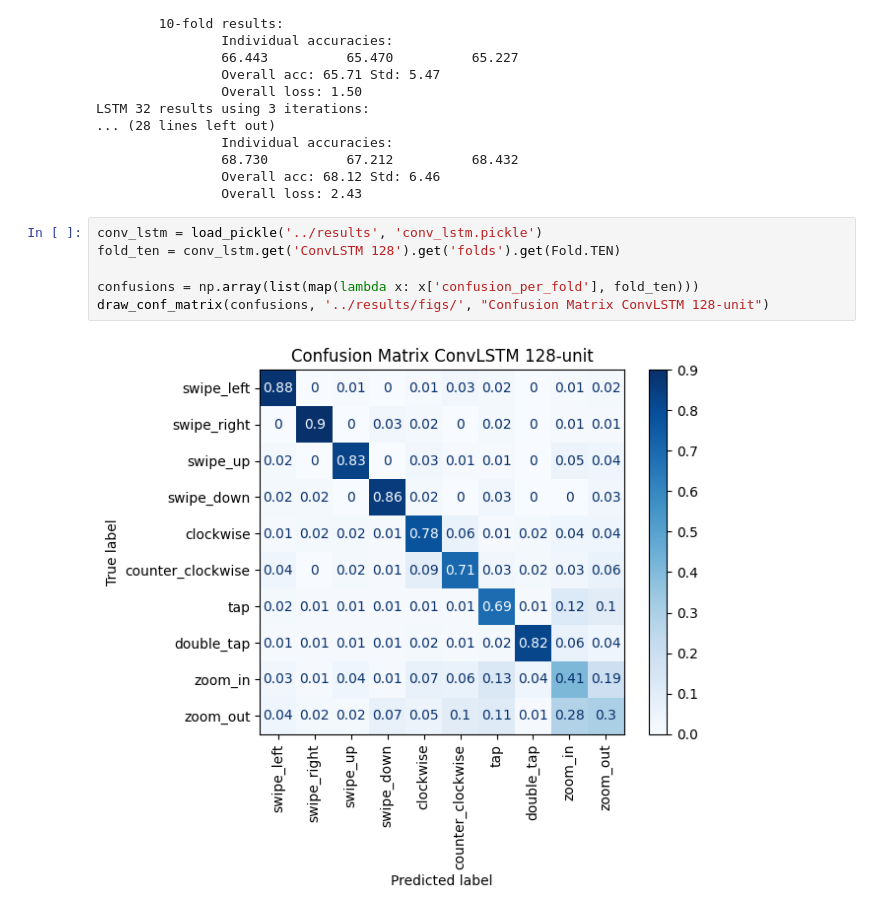
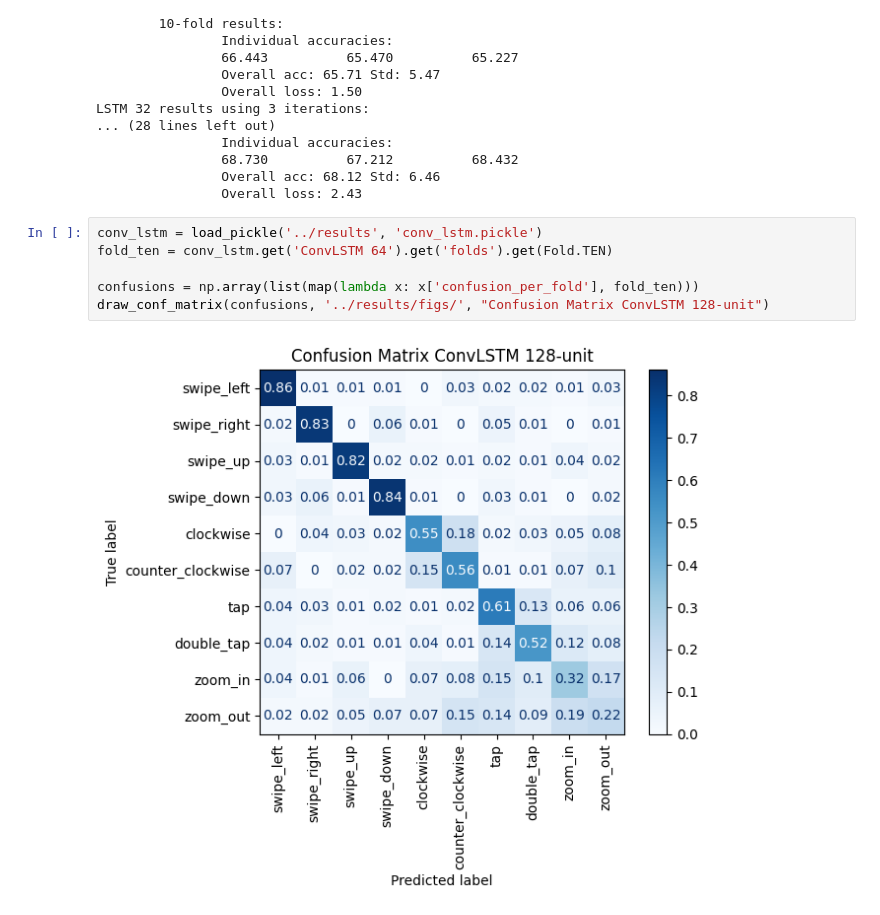
Before and after one commit to SemvandenBroek/CSE3000-gestures, a Jupyter notebook: ml-dev/analyze_results.ipynb, the cells around one changed output. Saved outputs shown, nothing was run; the diff lists cells and outputs as text.

Commit message:
Reanalyzed conv_lstm models

```diff
--- a/ml-dev/analyze_results.ipynb
+++ b/ml-dev/analyze_results.ipynb
@@ -100,9 +89,9 @@ LSTM 32 results using 3 iterations:
                 Overall loss: 2.43
 # %%
 conv_lstm = load_pickle('../results', 'conv_lstm.pickle')
-fold_ten = conv_lstm.get('ConvLSTM 128').get('folds').get(Fold.TEN)
+fold_ten = conv_lstm.get('ConvLSTM 64').get('folds').get(Fold.TEN)
 
 confusions = np.array(list(map(lambda x: x['confusion_per_fold'], fold_ten)))
 draw_conf_matrix(confusions, '../results/figs/', "Confusion Matrix ConvLSTM 128-unit")
 # %% [output]
-[figure, old version]
+[figure, new version]
```
Also changed, not shown: parts of 4 cells of this notebook, 36 other files.
